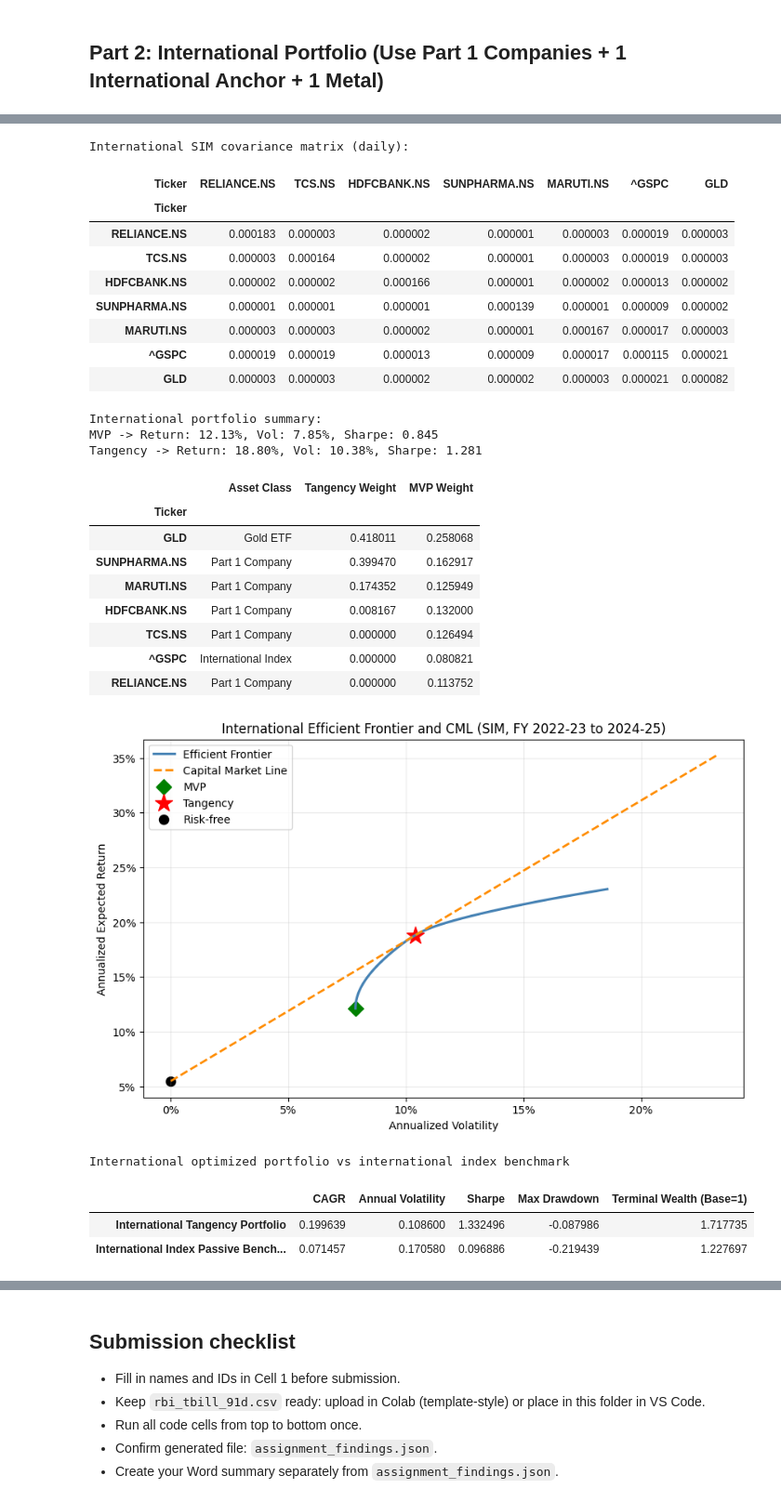
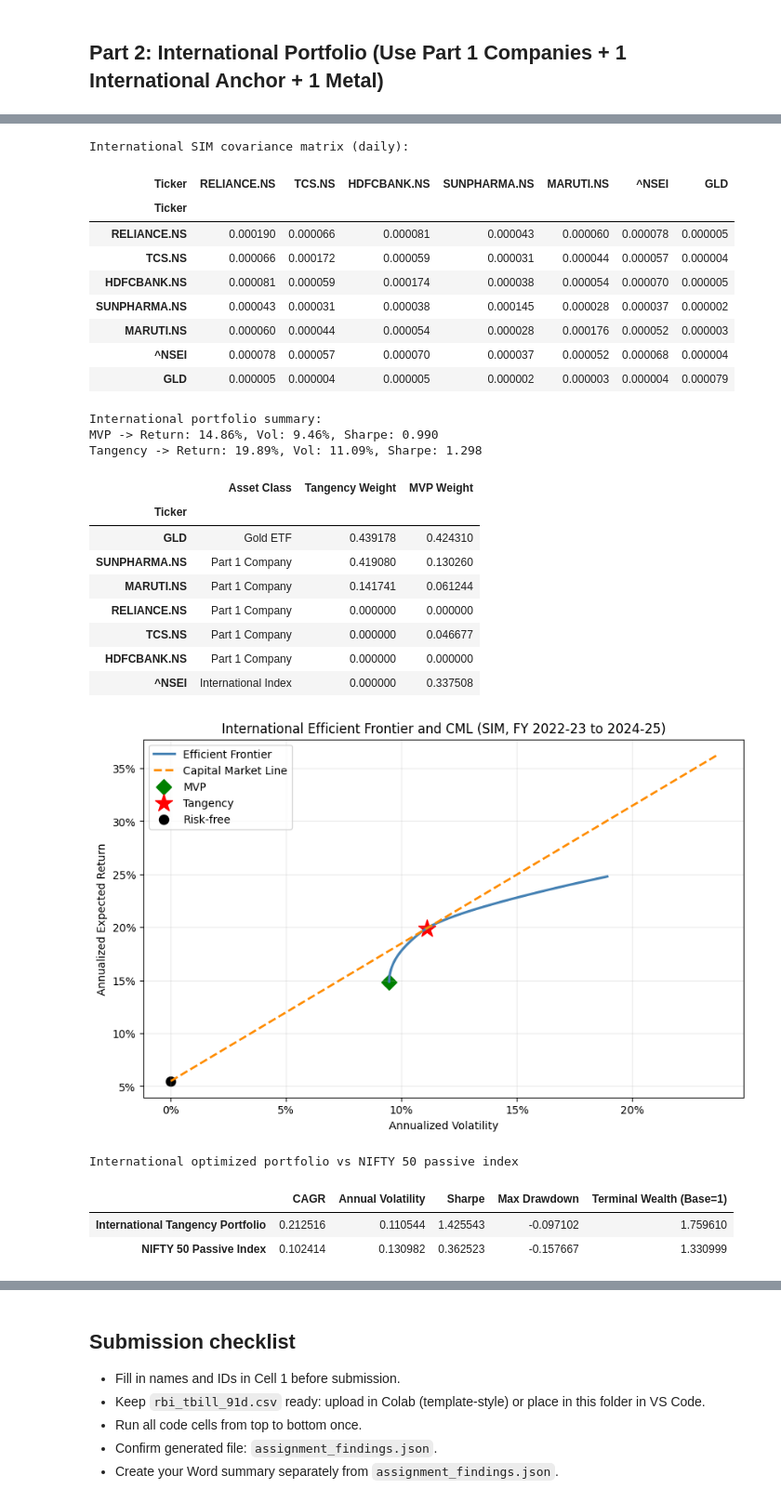
Before and after one commit to jtushya/SAPM-Repeat-Assignment, a Jupyter notebook: SIM_completed.ipynb, the cells around one changed output, grey strips where cells are left out. Shown at 93% size. Cells and saved outputs as stored; diff of their text form; code cells hidden in the pictures.

```diff
--- a/SIM_completed.ipynb
+++ b/SIM_completed.ipynb
@@ -17,7 +17,7 @@
 5. Efficient frontier and tangency for international universe.
 6. Cross-comparison: domestic vs international vs index benchmarks.
 # %%
-# v1.8
+# v1.9
 import os
 import warnings
 warnings.filterwarnings('ignore')
@@ -103,19 +103,19 @@ domestic_candidates = {
 }
 domestic_market = '^NSEI'
 
-# Part 2 additions: one international index + one metal
-international_index_candidates = ['^GSPC', '^IXIC']
+# Part 2 additions: NIFTY-only anchor + one metal
+international_index_candidates = ['^NSEI']
 international_metal_map = {'GOLD': 'GLD', 'SILVER': 'SLV'}
 
 # Assignment interpretation controls
 international_metal_choice = 'GOLD'       # 'GOLD' or 'SILVER'
-international_market = '^GSPC'
+international_market = '^NSEI'
 
 print(f'Analysis period: {START_DATE} to {END_DATE}')
 print(f'Risk-free used: {RF_ANNUAL:.2%} p.a. from {rf_source}')
 print('Domestic candidate pool size:', len(domestic_candidates))
 print('Part 2 base companies will be the 5 selected in Part 1.')
-print(f'Part 2 adds one international index and one metal (preferred metal={international_metal_choice}).')
+print(f'Part 2 benchmark/index is NIFTY 50 only (^NSEI); preferred metal={international_metal_choice}.')
 # %% [output]
 Note: RBI CSV has no rows in the selected analysis window; using full available sample.
 Analysis period: 2022-04-01 to 2025-03-31
@@ -626,14 +626,13 @@ display(international_weights)
 plot_frontier(international_solution, RF_ANNUAL, 'International Efficient Frontier and CML (SIM, FY 2022-23 to 2024-25)')
 
 international_portfolio_returns = international_returns[international_sim.index] @ international_solution['w_tang']
-international_index_returns = international_returns['Market']
 
 international_perf = pd.DataFrame({
     'International Tangency Portfolio': performance_stats(international_portfolio_returns, RF_ANNUAL),
-    'International Index Passive Benchmark': performance_stats(international_index_returns, RF_ANNUAL)
+    'NIFTY 50 Passive Index': performance_stats(domestic_returns['Market'], RF_ANNUAL)
 }).T
 
-print('International optimized portfolio vs international index benchmark')
+print('International optimized portfolio vs NIFTY 50 passive index')
 display(international_perf)
 # %% [output]
 Data quality check:
@@ -657,30 +656,30 @@ International SIM input list (daily estimates):
 International SIM covariance matrix (daily):
-| Ticker | RELIANCE.NS | TCS.NS | HDFCBANK.NS | SUNPHARMA.NS | MARUTI.NS | ^GSPC | GLD |
+| Ticker | RELIANCE.NS | TCS.NS | HDFCBANK.NS | SUNPHARMA.NS | MARUTI.NS | ^NSEI | GLD |
 | Ticker |  |  |  |  |  |  |  |
-| RELIANCE.NS | 0.000183 | 0.000003 | 0.000002 | 0.000001 | 0.000003 | 0.000019 | 0.000003 |
-| TCS.NS | 0.000003 | 0.000164 | 0.000002 | 0.000001 | 0.000003 | 0.000019 | 0.000003 |
-| HDFCBANK.NS | 0.000002 | 0.000002 | 0.000166 | 0.000001 | 0.000002 | 0.000013 | 0.000002 |
-| SUNPHARMA.NS | 0.000001 | 0.000001 | 0.000001 | 0.000139 | 0.000001 | 0.000009 | 0.000002 |
-| MARUTI.NS | 0.000003 | 0.000003 | 0.000002 | 0.000001 | 0.000167 | 0.000017 | 0.000003 |
-| ^GSPC | 0.000019 | 0.000019 | 0.000013 | 0.000009 | 0.000017 | 0.000115 | 0.000021 |
-| GLD | 0.000003 | 0.000003 | 0.000002 | 0.000002 | 0.000003 | 0.000021 | 0.000082 |
+| RELIANCE.NS | 0.000190 | 0.000066 | 0.000081 | 0.000043 | 0.000060 | 0.000078 | 0.000005 |
+| TCS.NS | 0.000066 | 0.000172 | 0.000059 | 0.000031 | 0.000044 | 0.000057 | 0.000004 |
+| HDFCBANK.NS | 0.000081 | 0.000059 | 0.000174 | 0.000038 | 0.000054 | 0.000070 | 0.000005 |
+| SUNPHARMA.NS | 0.000043 | 0.000031 | 0.000038 | 0.000145 | 0.000028 | 0.000037 | 0.000002 |
+| MARUTI.NS | 0.000060 | 0.000044 | 0.000054 | 0.000028 | 0.000176 | 0.000052 | 0.000003 |
+| ^NSEI | 0.000078 | 0.000057 | 0.000070 | 0.000037 | 0.000052 | 0.000068 | 0.000004 |
+| GLD | 0.000005 | 0.000004 | 0.000005 | 0.000002 | 0.000003 | 0.000004 | 0.000079 |
 International portfolio summary:
-MVP -> Return: 12.13%, Vol: 7.85%, Sharpe: 0.845
-Tangency -> Return: 18.80%, Vol: 10.38%, Sharpe: 1.281
+MVP -> Return: 14.86%, Vol: 9.46%, Sharpe: 0.990
+Tangency -> Return: 19.89%, Vol: 11.09%, Sharpe: 1.298
 |  | Asset Class | Tangency Weight | MVP Weight |
 | Ticker |  |  |  |
-| GLD | Gold ETF | 0.418011 | 0.258068 |
-| SUNPHARMA.NS | Part 1 Company | 0.399470 | 0.162917 |
-| MARUTI.NS | Part 1 Company | 0.174352 | 0.125949 |
-| HDFCBANK.NS | Part 1 Company | 0.008167 | 0.132000 |
-| TCS.NS | Part 1 Company | 0.000000 | 0.126494 |
-| ^GSPC | International Index | 0.000000 | 0.080821 |
-| RELIANCE.NS | Part 1 Company | 0.000000 | 0.113752 |
+| GLD | Gold ETF | 0.439178 | 0.424310 |
+| SUNPHARMA.NS | Part 1 Company | 0.419080 | 0.130260 |
+| MARUTI.NS | Part 1 Company | 0.141741 | 0.061244 |
+| RELIANCE.NS | Part 1 Company | 0.000000 | 0.000000 |
+| TCS.NS | Part 1 Company | 0.000000 | 0.046677 |
+| HDFCBANK.NS | Part 1 Company | 0.000000 | 0.000000 |
+| ^NSEI | International Index | 0.000000 | 0.337508 |
-[figure, old version]
+[figure, new version]
-International optimized portfolio vs international index benchmark
+International optimized portfolio vs NIFTY 50 passive index
 |  | CAGR | Annual Volatility | Sharpe | Max Drawdown | Terminal Wealth (Base=1) |
-| International Tangency Portfolio | 0.199639 | 0.108600 | 1.332496 | -0.087986 | 1.717735 |
-| International Index Passive Bench... | 0.071457 | 0.170580 | 0.096886 | -0.219439 | 1.227697 |
+| International Tangency Portfolio | 0.212516 | 0.110544 | 1.425543 | -0.097102 | 1.759610 |
+| NIFTY 50 Passive Index | 0.102414 | 0.130982 | 0.362523 | -0.157667 | 1.330999 |
 # %%
 # Part 2(b): Compare international to domestic and benchmarks
 import json
```
Also changed, not shown: parts of 3 cells of this notebook.
